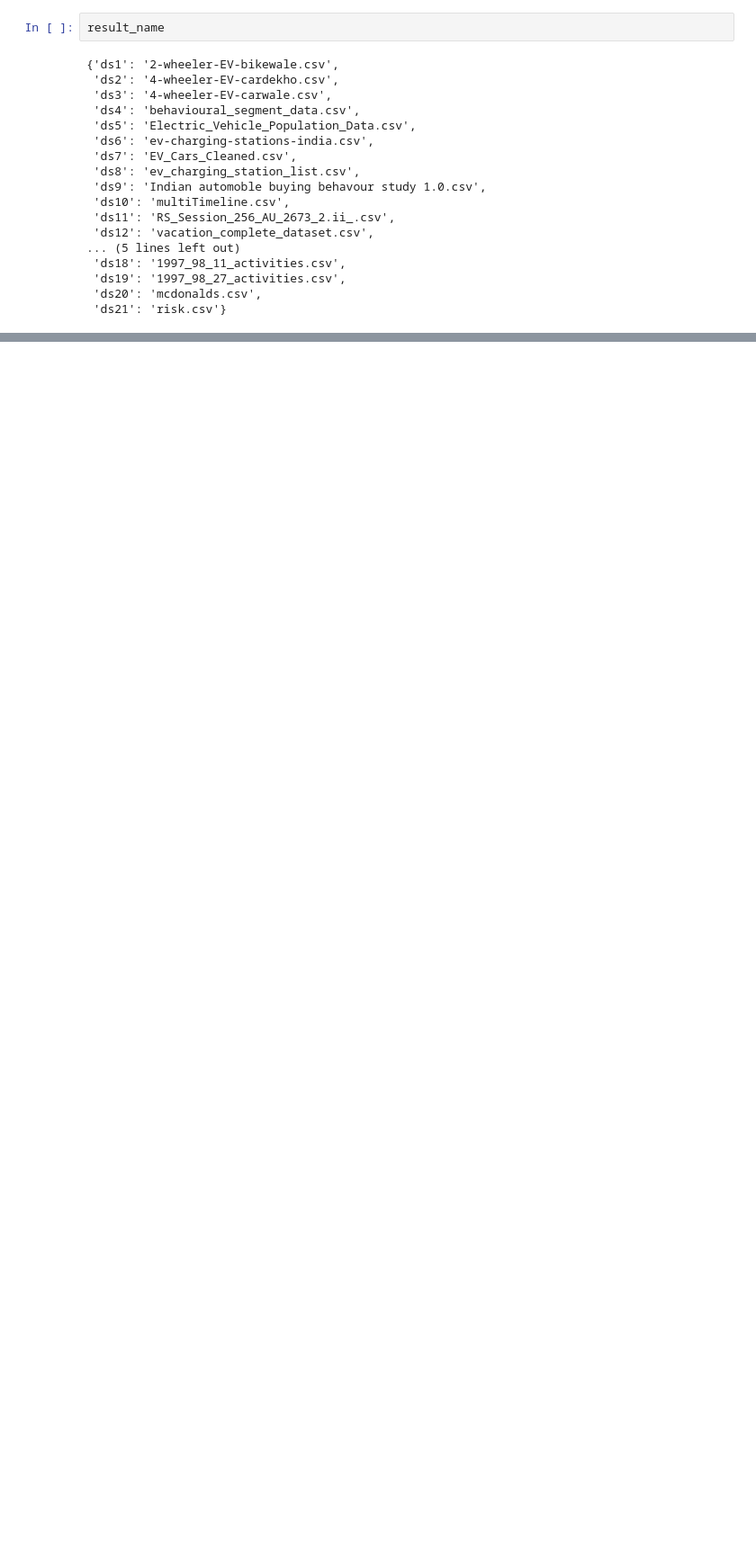
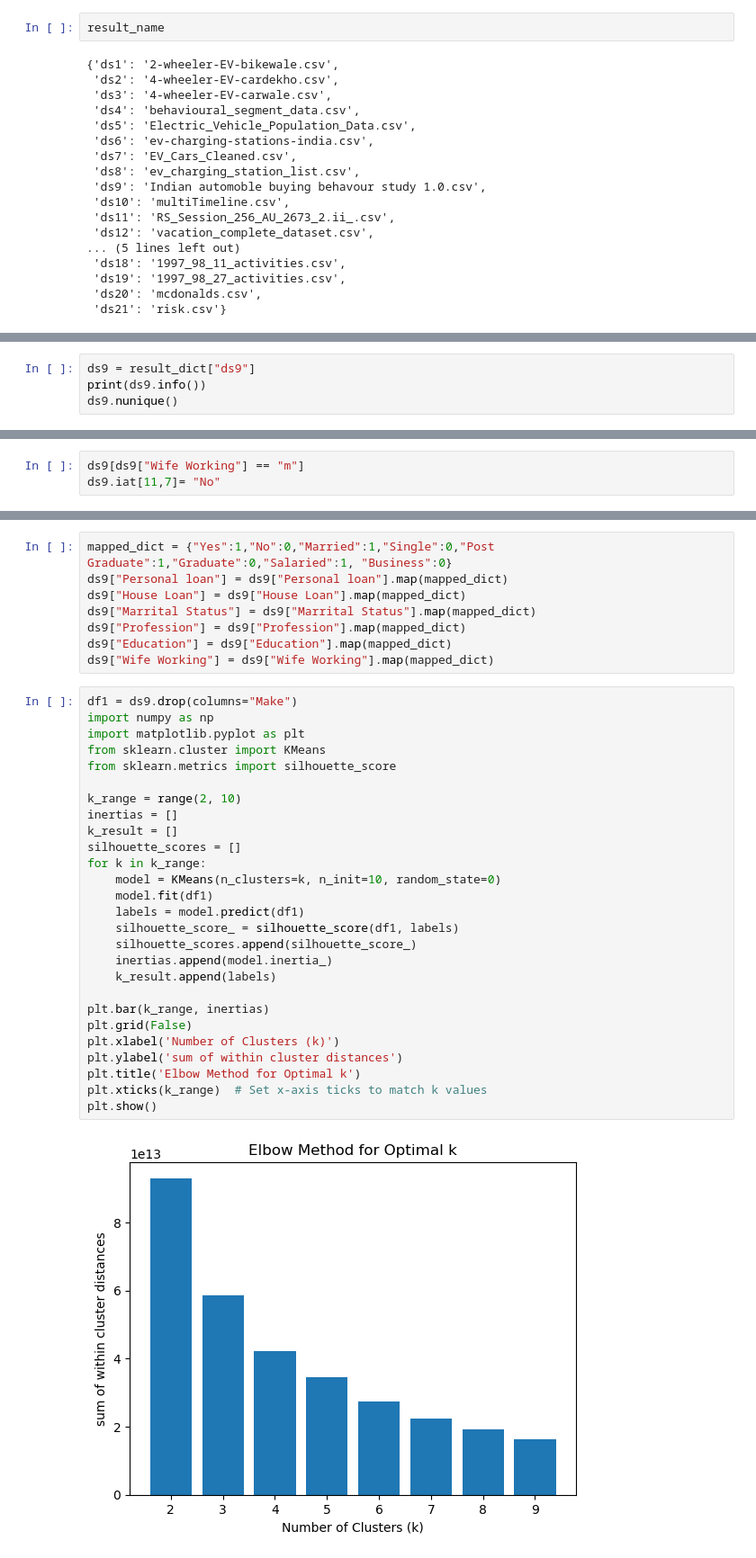
Before and after one commit to ShreyashChacharkar/EV_marketsegment, a Jupyter notebook: data_processing.ipynb, the cells around one changed output, grey strips where cells are left out. Shown at 90% size. Cells and saved outputs as stored; diff of their text form; blank space fills up the shorter version.

```diff
--- a/data_processing.ipynb
+++ b/data_processing.ipynb
@@ -230,0 +235,4 @@ result_name
+# %%
+ds9 = result_dict["ds9"]
+print(ds9.info())
+ds9.nunique()
@@ -230,0 +271,3 @@ result_name
+# %%
+ds9[ds9["Wife Working"] == "m"]
+ds9.iat[11,7]= "No"
@@ -230,0 +295,37 @@ result_name
+# %%
+mapped_dict = {"Yes":1,"No":0,"Married":1,"Single":0,"Post Graduate":1,"Graduate":0,"Salaried":1, "Business":0}
+ds9["Personal loan"] = ds9["Personal loan"].map(mapped_dict)
+ds9["House Loan"] = ds9["House Loan"].map(mapped_dict)
+ds9["Marrital Status"] = ds9["Marrital Status"].map(mapped_dict)
+ds9["Profession"] = ds9["Profession"].map(mapped_dict)
+ds9["Education"] = ds9["Education"].map(mapped_dict)
+ds9["Wife Working"] = ds9["Wife Working"].map(mapped_dict)
+# %%
+df1 = ds9.drop(columns="Make")
+import numpy as np
+import matplotlib.pyplot as plt
+from sklearn.cluster import KMeans
+from sklearn.metrics import silhouette_score
+
+k_range = range(2, 10)
+inertias = []
+k_result = []
+silhouette_scores = []
+for k in k_range:
+    model = KMeans(n_clusters=k, n_init=10, random_state=0)
+    model.fit(df1)
+    labels = model.predict(df1)
+    silhouette_score_ = silhouette_score(df1, labels)
+    silhouette_scores.append(silhouette_score_)
+    inertias.append(model.inertia_)
+    k_result.append(labels)
+
+plt.bar(k_range, inertias)
+plt.grid(False)
+plt.xlabel('Number of Clusters (k)')
+plt.ylabel('sum of within cluster distances')
+plt.title('Elbow Method for Optimal k')
+plt.xticks(k_range)  # Set x-axis ticks to match k values
+plt.show()
+# %% [output]
+[figure, added]
```
Also changed, not shown: parts of 34 cells of this notebook, 12 other files.
